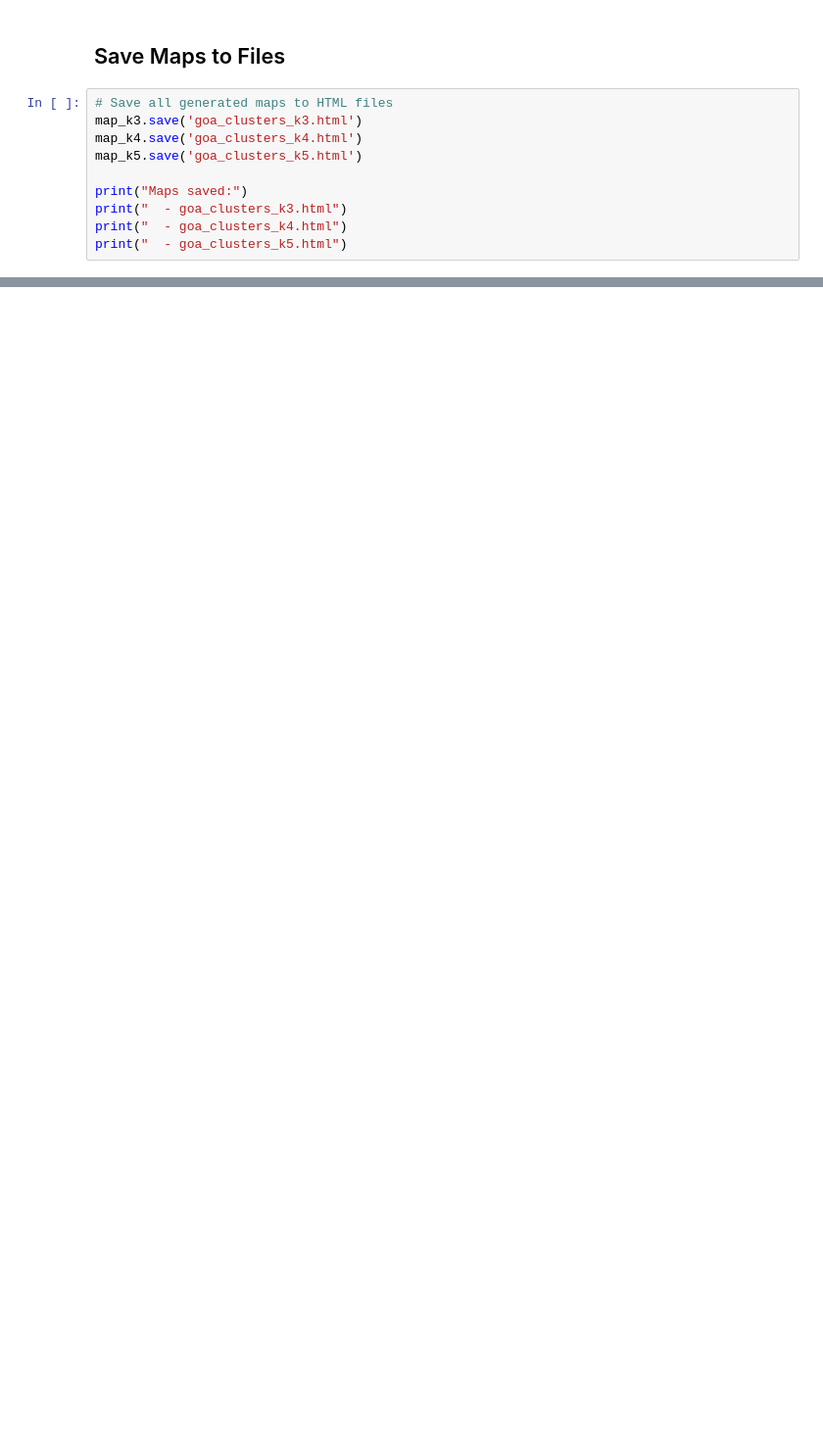
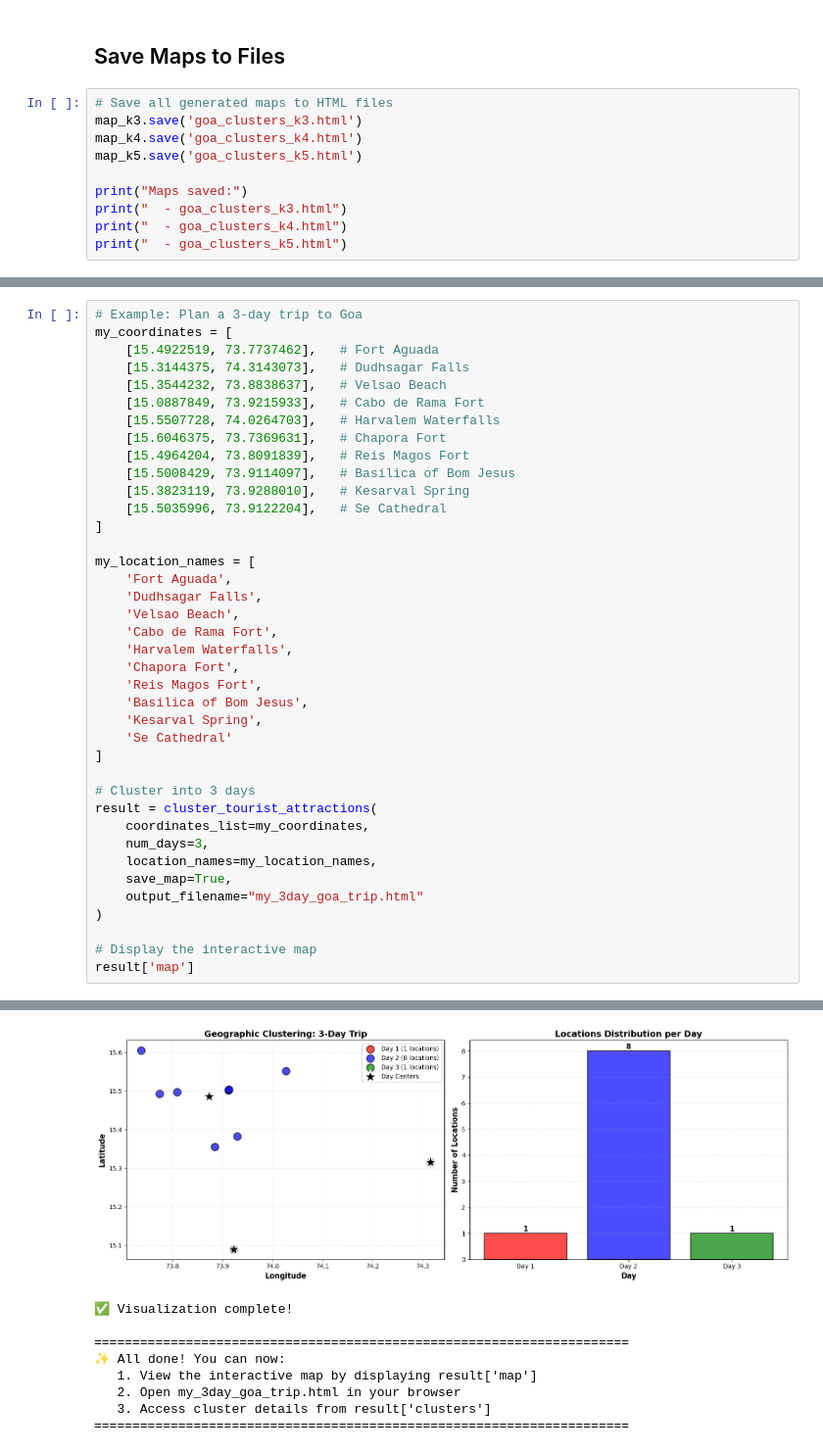
Before and after one commit to Maxwell-Fernandes/WanderWise-FYP, a Jupyter notebook: kmeans_clustering.ipynb, the cells around one changed output, grey strips where cells are left out. Shown at 98% size. Saved outputs shown, nothing was run; the diff lists cells and outputs as text; blank space fills up the shorter version.

```diff
--- a/kmeans_clustering.ipynb
+++ b/kmeans_clustering.ipynb
@@ -417,0 +966,40 @@ print("  - goa_clusters_k5.html")
+# %%
+# Example: Plan a 3-day trip to Goa
+my_coordinates = [
+    [15.4922519, 73.7737462],   # Fort Aguada
+    [15.3144375, 74.3143073],   # Dudhsagar Falls
+    [15.3544232, 73.8838637],   # Velsao Beach
+    [15.0887849, 73.9215933],   # Cabo de Rama Fort
+    [15.5507728, 74.0264703],   # Harvalem Waterfalls
+    [15.6046375, 73.7369631],   # Chapora Fort
+    [15.4964204, 73.8091839],   # Reis Magos Fort
+    [15.5008429, 73.9114097],   # Basilica of Bom Jesus
+    [15.3823119, 73.9288010],   # Kesarval Spring
+    [15.5035996, 73.9122204],   # Se Cathedral
+]
+
+my_location_names = [
+    'Fort Aguada',
+    'Dudhsagar Falls',
+    'Velsao Beach',
+    'Cabo de Rama Fort',
+    'Harvalem Waterfalls',
+    'Chapora Fort',
+    'Reis Magos Fort',
+    'Basilica of Bom Jesus',
+    'Kesarval Spring',
+    'Se Cathedral'
+]
+
+# Cluster into 3 days
+result = cluster_tourist_attractions(
+    coordinates_list=my_coordinates,
+    num_days=3,
+    location_names=my_location_names,
+    save_map=True,
+    output_filename="my_3day_goa_trip.html"
+)
+
+# Display the interactive map
+result['map']
+# %% [output]
@@ -417,0 +1023,9 @@ print("  - goa_clusters_k5.html")
+[figure, added]
+✅ Visualization complete!
+
+======================================================================
+✨ All done! You can now:
+   1. View the interactive map by displaying result['map']
+   2. Open my_3day_goa_trip.html in your browser
+   3. Access cluster details from result['clusters']
+======================================================================
```
Also changed, not shown: parts of 29 cells of this notebook, 50 other files.
